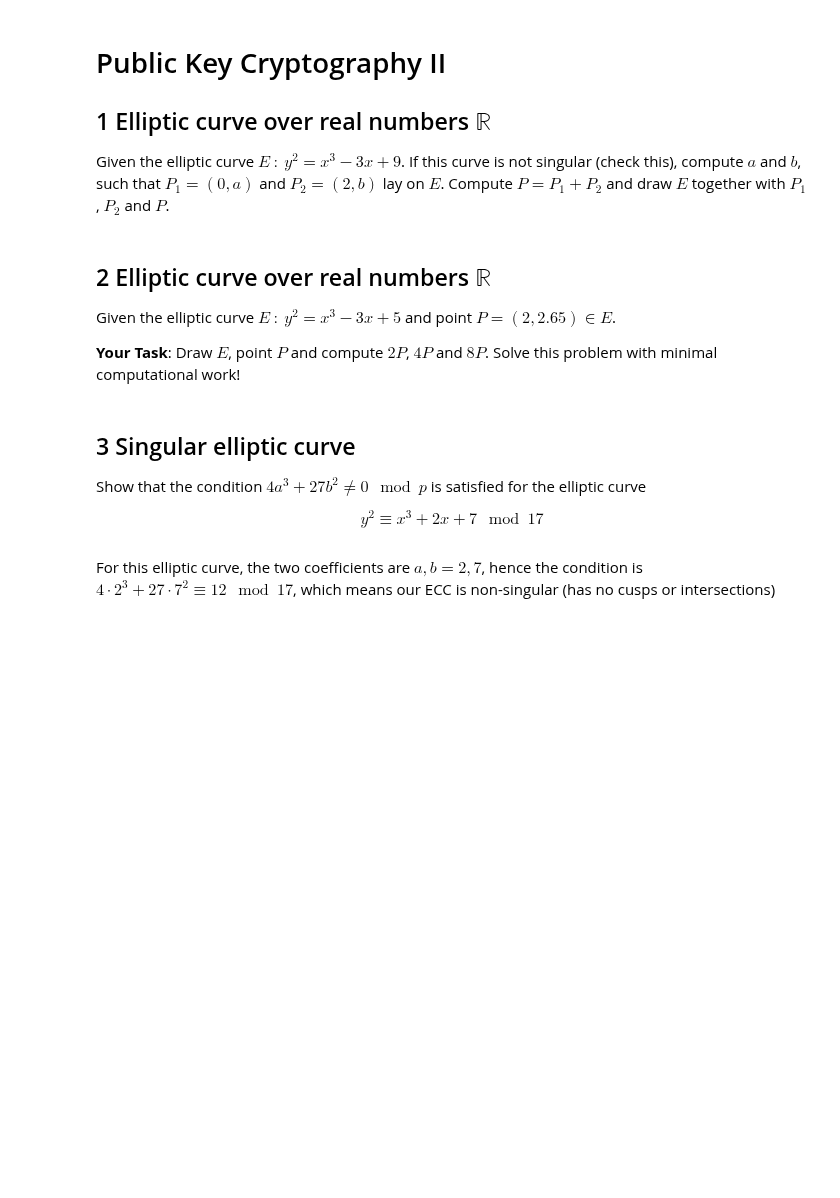
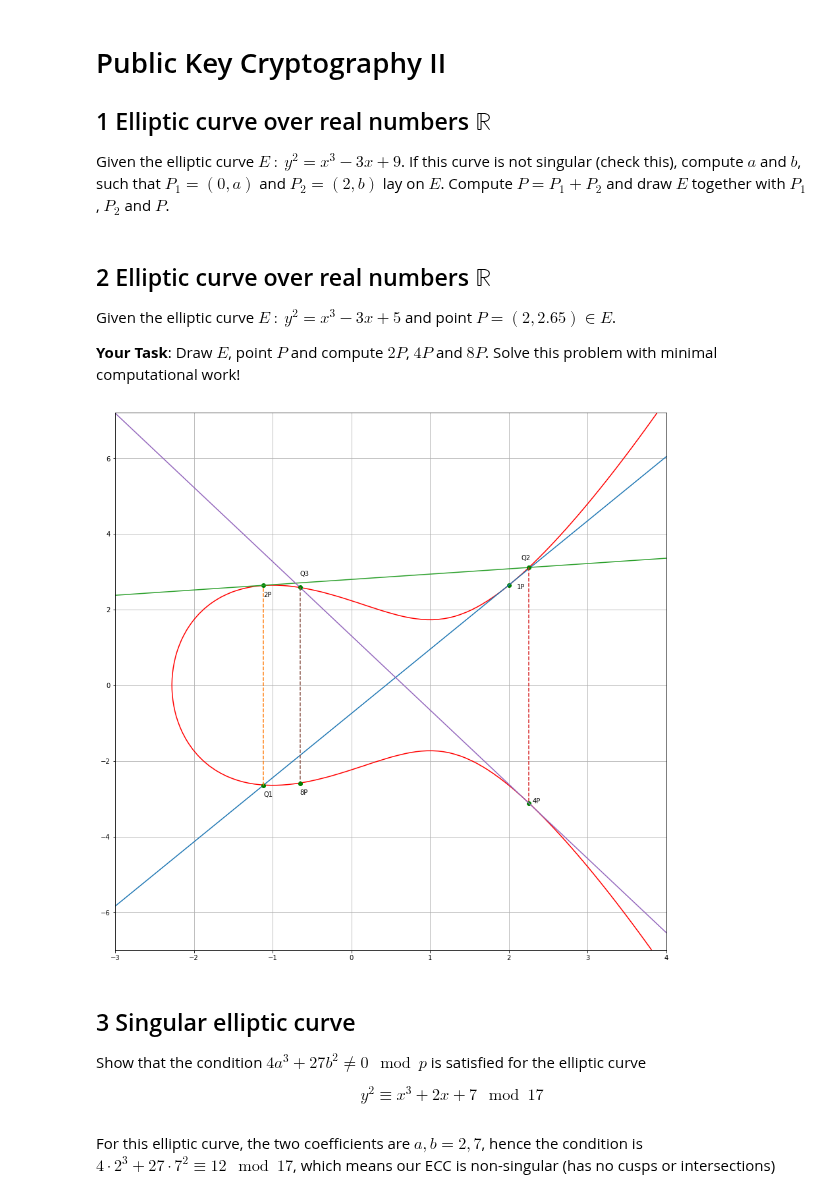
Before and after one commit to KilnOfTheSecondFlame/MOVK_HS18_Exercises, a Jupyter notebook: 06_Public Key Cryptography II.ipynb, the cells around one changed output. Saved outputs shown, nothing was run; the diff lists cells and outputs as text; code cells hidden in the pictures; blank space fills up the shorter version.

```diff
--- a/06_Public Key Cryptography II.ipynb
+++ b/06_Public Key Cryptography II.ipynb
@@ -11,6 +11,83 @@ Given the elliptic curve $E\ :\ y^2 = x^3 −3x+5$ and point $P = (2,2.65)\in E$
 
 
 __Your Task__: Draw $E$, point $P$ and compute $2P$, $4P$ and $8P$. Solve this problem with minimal computational work!
+# %%
+import numpy as np
+import matplotlib.pyplot as plt
+plt.figure(figsize=(15,15))
+a = -3; b = 5
+x = 2; y = 2.65
+
+#compute m
+m1=(3*x**2+a)/(2*y)
+
+# get intersection point and reflect y
+xs1=m1**2-2*x
+ys1=-(m1*(xs1-x)+y)
+
+#compute m
+m2=(3*xs1**2+a)/(2*ys1)
+
+# get intersection point and reflect y
+xs2=m2**2-2*xs1
+ys2=-(m2*(xs2-xs1)+ys1)
+
+#compute m
+m3=(3*xs2**2+a)/(2*ys2)
+
+# get intersection point and reflect y
+xs3=m3**2-2*xs2
+ys3=-(m3*(xs3-xs2)+ys2)
+
+# plot elliptic curve
+xlist = np.linspace(-3, 4, 100)
+ylist = np.linspace(-7.0, 7.2, 100)
+X, Y = np.meshgrid(xlist, ylist)
+Z = Y**2 - X**3 - a*X - b
+plt.contour(X, Y, Z, [0], colors='red',)
+
+# plot 1P
+plt.plot(x, y, 'go')
+plt.annotate('1P', (x+0.1, y-0.1))
+
+# plot Tangent through 1P
+x1 = np.linspace(-3, 4, 100)
+plt.plot(x1, (x1-x)*m1+y)
+
+# plot intersection point with tangent and reflective point 2P
+plt.plot(xs1, -ys1, 'go')
+plt.annotate('Q1', (xs1, -ys1-0.3))
+plt.plot([xs1,xs1], [-ys1,ys1], '--')
+plt.plot(xs1, ys1, 'go')
+plt.annotate('2P', (xs1, ys1-0.3))
+
+# plot Tangent through 2P
+x2 = np.linspace(-3, 4, 100)
+plt.plot(x2, (x2-xs1)*m2+ys1)
+
+# plot intersection point on ellipse with tangent and reflective point 4P
+plt.plot(xs2, -ys2, 'go')
+plt.annotate('Q2', (xs2-0.1, -ys2+0.2))
+plt.plot([xs2,xs2], [-ys2,ys2],'--')
+plt.plot(xs2, ys2, 'go')
+plt.annotate('4P', (xs2+0.05, ys2))
+
+# plot Tangent through 4P
+x3 = np.linspace(-3, 4, 100)
+plt.plot(x3, (x3-xs2)*m3+ys2)
+
+# plot intersection point with tangent and reflective point 4P
+plt.plot(xs3, -ys3, 'go')
+plt.annotate('Q3', (xs3, -ys3+0.3))
+plt.plot([xs3,xs3], [-ys3,ys3], '--')
+plt.plot(xs3, ys3, 'go')
+plt.annotate('8P', (xs3, ys3-0.3))
+
+plt.grid()
+#plt.axis('scaled')
+plt.show()
+# %% [output]
+[figure, added]
 # %% [markdown]
 ## 3 Singular elliptic curve
 
```
Also changed, not shown: parts of 3 cells of this notebook.
